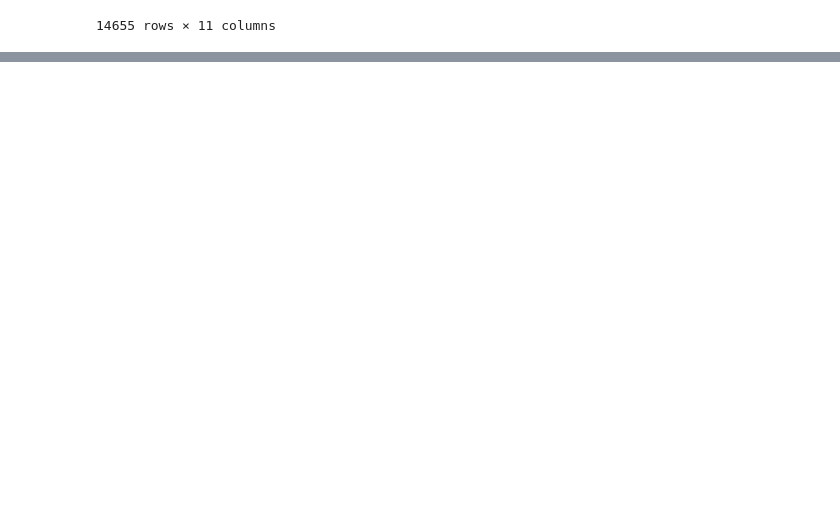
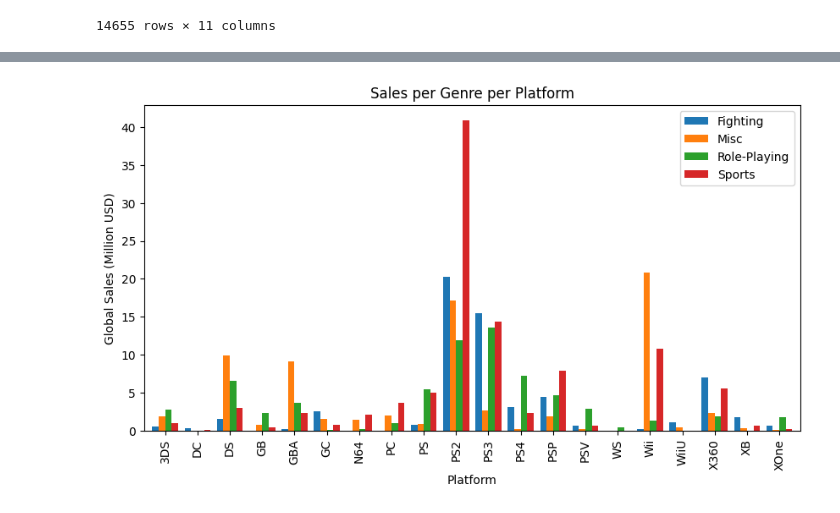
Before and after one commit to DAdolfo/Videogames, a Jupyter notebook: videogames.ipynb, the cells around one changed output, grey strips where cells are left out. Saved outputs shown, nothing was run; the diff lists cells and outputs as text; code cells hidden in the pictures; blank space fills up the shorter version.

```diff
--- a/videogames.ipynb
+++ b/videogames.ipynb
@@ -155,0 +137,13 @@ total_sales_by_genre = df.groupby(["publisher", "genre"])["global_sales"].sum()
+# %%
+#We get a list of the indexes of the data that has use to us
+publisher_series = pd.Series(aimed_sales.index)
+publisher_series.index
+important_genres = ["Fighting", "Misc", "Role-Playing", "Sports"]
+genre_series = pd.Series(important_genres)
+
+#We want the dataframes with that data alone
+df_similar_companies = df[df["publisher"].isin(publisher_series)]
+df_similar_companies = df_similar_companies[df_similar_companies["genre"].isin(genre_series)]
+
+df_regions = df_regions[df_regions["publisher"].isin(publisher_series)]
+df_regions = df_regions[df_regions["genre"].isin(genre_series)]
@@ -155,0 +169,18 @@ total_sales_by_genre = df.groupby(["publisher", "genre"])["global_sales"].sum()
+# %%
+#Now we need to create the plot to visualize how genres have behaved in different platforms
+#Creating values and categories to plot on
+grouped_aimed = df_similar_companies.groupby(["platform", "genre"])
+totals = grouped_aimed.sum()
+
+#Setting the legend labels and the gen order to be plotted
+ax3_legendlabels = ["Fighting", "Misc", "Role-Playing", "Sports"]
+gen_order = ["Sixth", "Seventh", "Eighth"]
+
+#Plotting and making it understandable
+fig, ax3 = plt.subplots(figsize=(10,5))
+ax2 = totals.unstack().plot(kind="bar", stacked = False, ylabel="Global Sales (Million USD)", xlabel="Platform",
+                      title="Sales per Genre per Platform", width = 0.8, ax=ax3)
+ax3.legend(ax3_legendlabels, loc="upper right")
+xticklabels = ax3.get_xticklabels()
+# %% [output]
+[figure, added]
```
Also changed, not shown: parts of 18 cells of this notebook.
